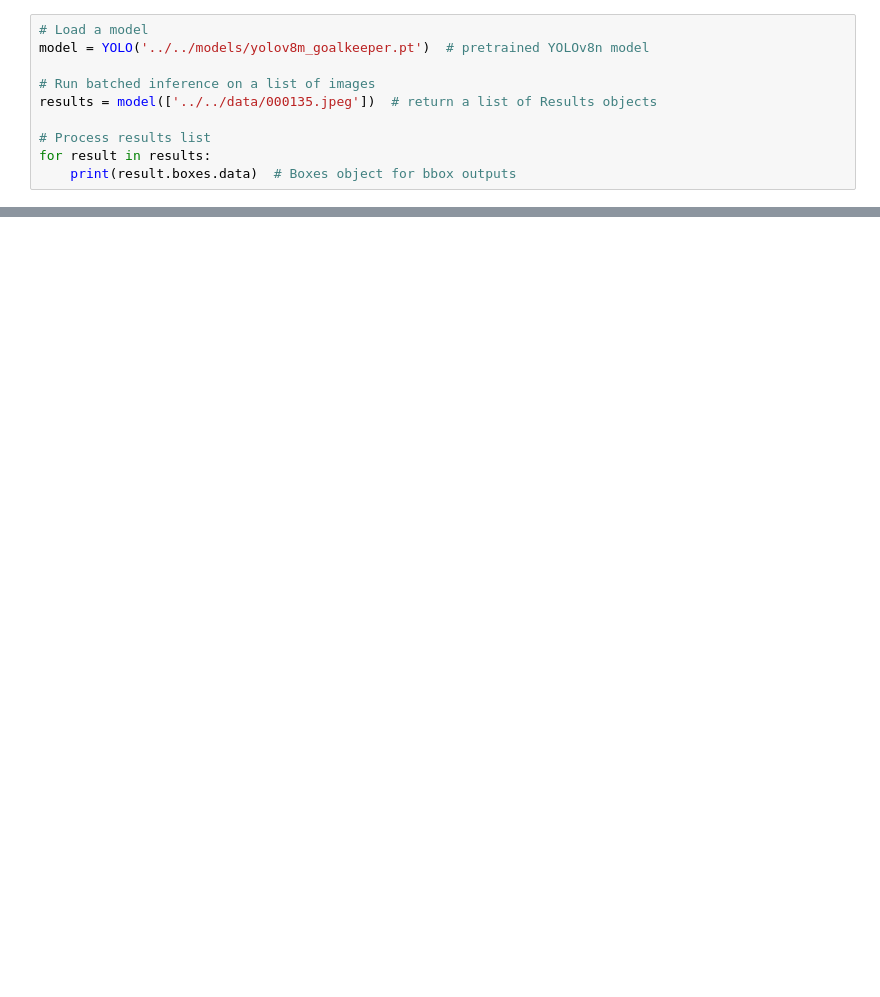
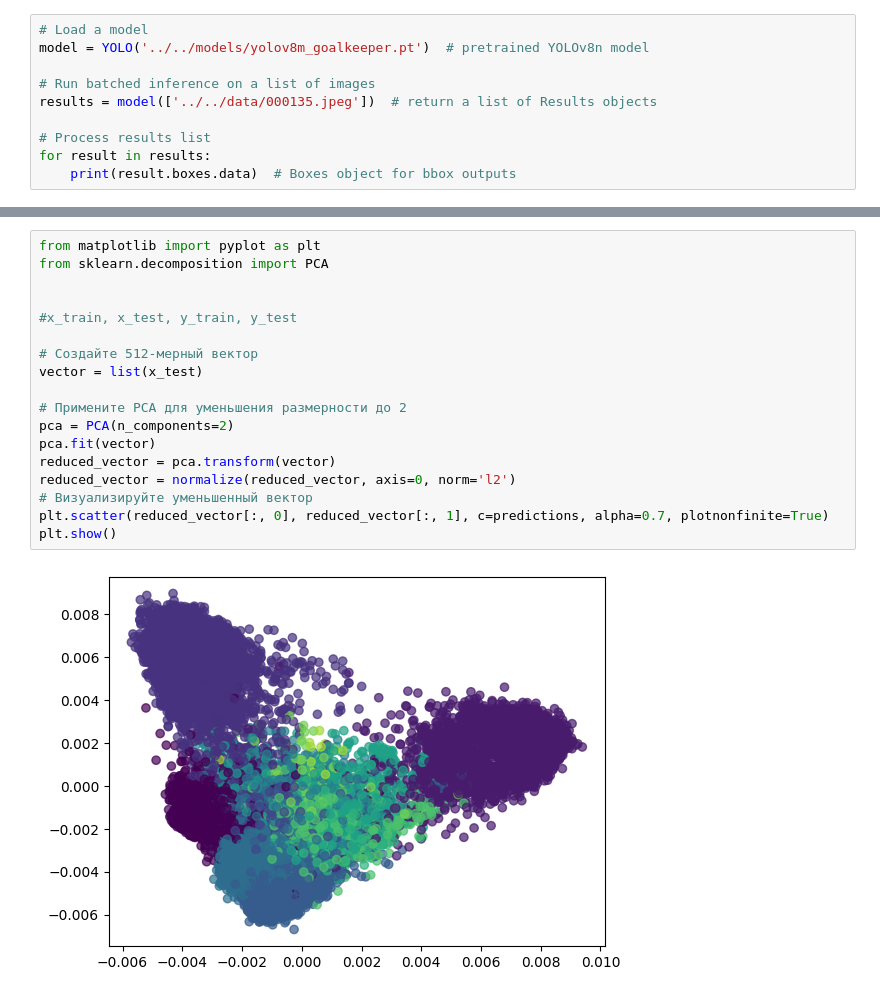
Before and after one commit to Skorp321/kitchen, a Jupyter notebook: src/models/test.ipynb, the cells around one changed output, grey strips where cells are left out. Cells and saved outputs as stored; diff of their text form; blank space fills up the shorter version.

```diff
--- a/src/models/test.ipynb
+++ b/src/models/test.ipynb
@@ -62,0 +77,20 @@ for i in tqdm(range(430, max_len)):
+# %%
+from matplotlib import pyplot as plt
+from sklearn.decomposition import PCA
+
+
+#x_train, x_test, y_train, y_test
+
+# Создайте 512-мерный вектор
+vector = list(x_test)
+
+# Примените PCA для уменьшения размерности до 2
+pca = PCA(n_components=2)
+pca.fit(vector)
+reduced_vector = pca.transform(vector)
+reduced_vector = normalize(reduced_vector, axis=0, norm='l2')
+# Визуализируйте уменьшенный вектор
+plt.scatter(reduced_vector[:, 0], reduced_vector[:, 1], c=predictions, alpha=0.7, plotnonfinite=True)
+plt.show()
+# %% [output]
+[figure, added]
```
Also changed, not shown: parts of 6 cells of this notebook, 15 other files.
